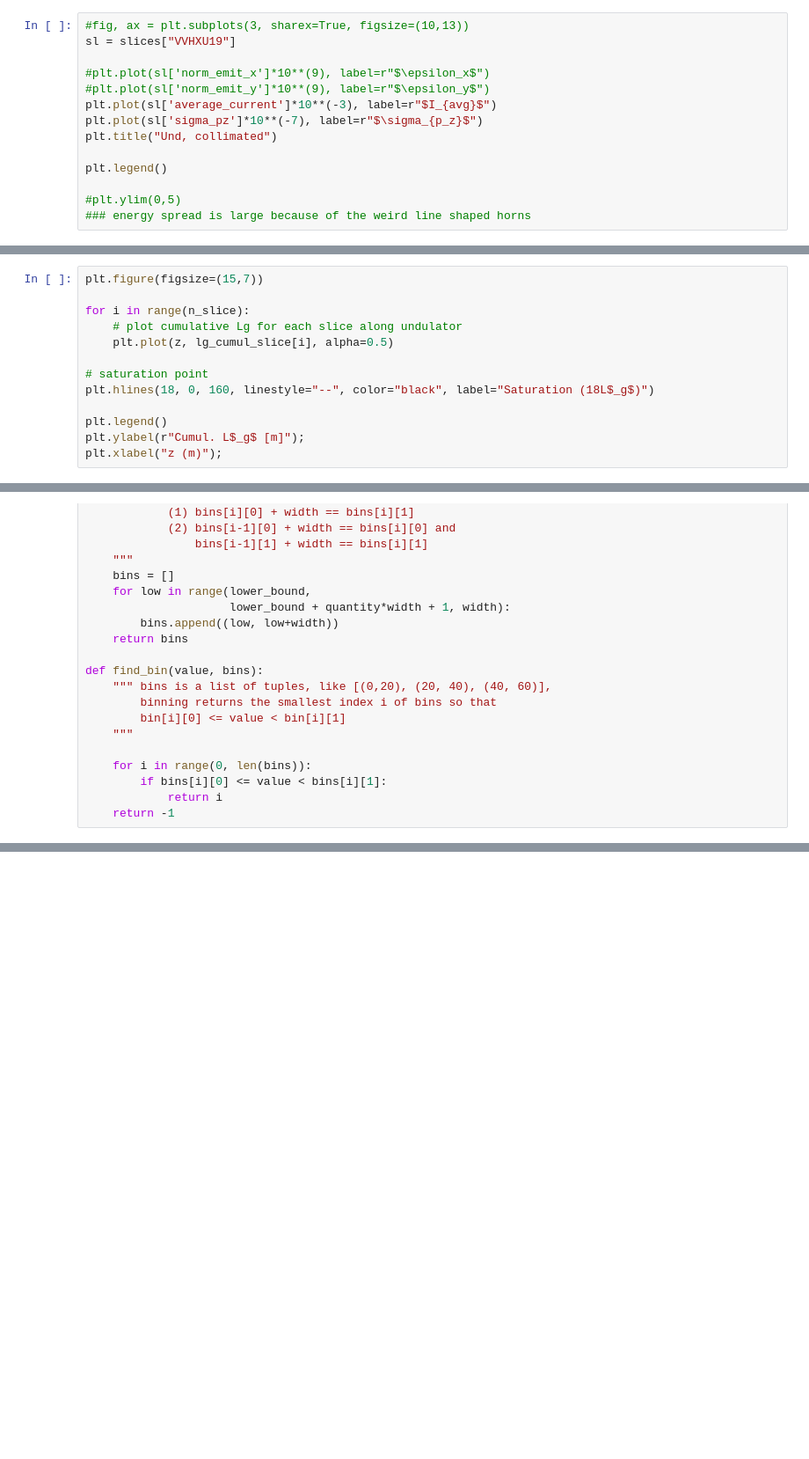
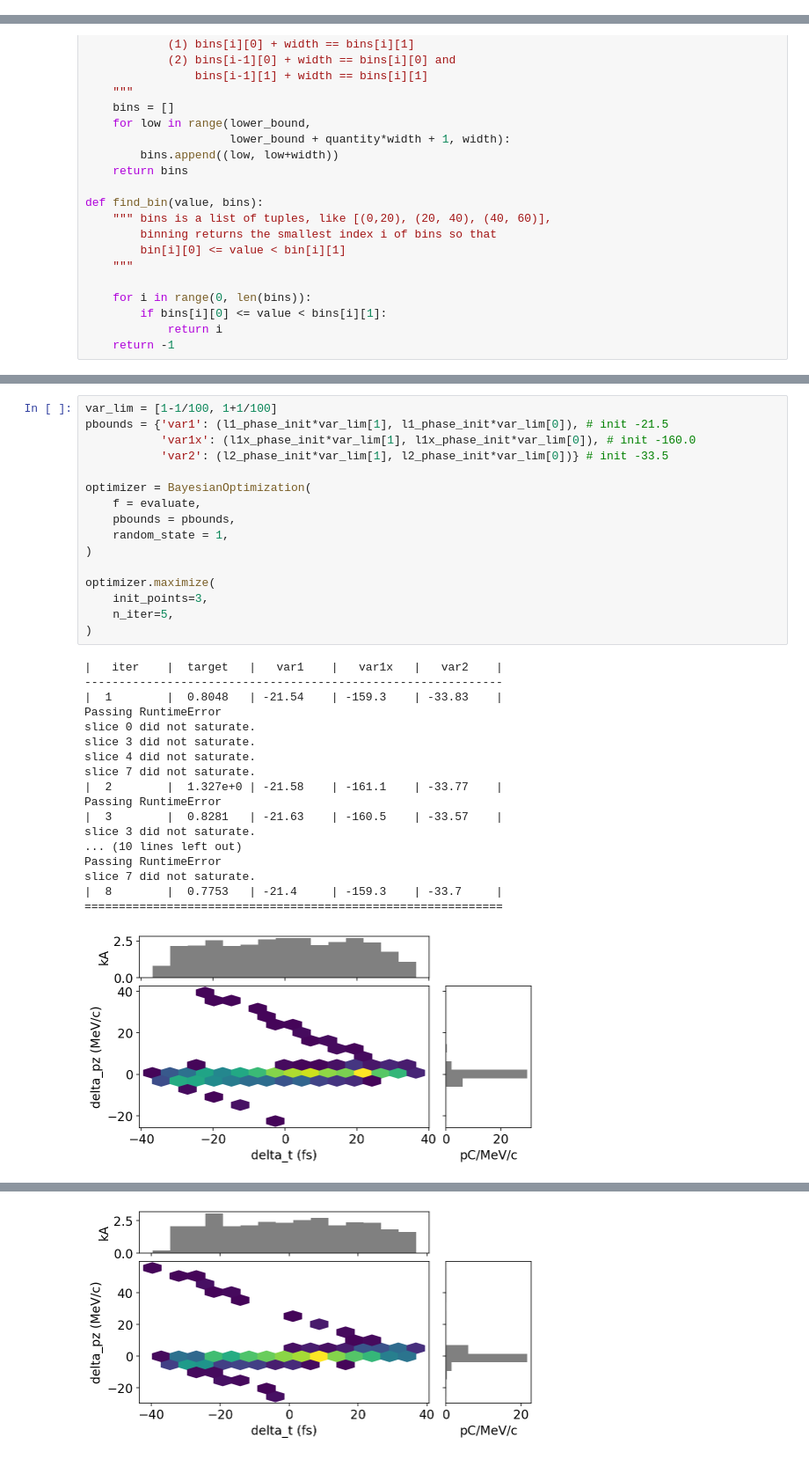
Before and after one commit to pluflou/FEL_Tuning, a Jupyter notebook: lcls_mx_optimizer.ipynb, the cells around one changed output, grey strips where cells are left out. Shown at 88% size. Saved outputs shown, nothing was run; the diff lists cells and outputs as text; blank space fills up the shorter version.

```diff
--- a/lcls_mx_optimizer.ipynb
+++ b/lcls_mx_optimizer.ipynb
@@ -121,14 +89,0 @@ for i,marker in enumerate(markers):
-# %%
-#fig, ax = plt.subplots(3, sharex=True, figsize=(10,13))
-sl = slices["VVHXU19"]
-
-#plt.plot(sl['norm_emit_x']*10**(9), label=r"$\epsilon_x$")
-#plt.plot(sl['norm_emit_y']*10**(9), label=r"$\epsilon_y$")
-plt.plot(sl['average_current']*10**(-3), label=r"$I_{avg}$")
-plt.plot(sl['sigma_pz']*10**(-7), label=r"$\sigma_{p_z}$")
-plt.title("Und, collimated")
-
-plt.legend()
-
-#plt.ylim(0,5)
-### energy spread is large because of the weird line shaped horns
@@ -236,13 +89,0 @@ for j in range(n_slice):
-# %%
-plt.figure(figsize=(15,7))
-
-for i in range(n_slice):
-    # plot cumulative Lg for each slice along undulator
-    plt.plot(z, lg_cumul_slice[i], alpha=0.5)
-
-# saturation point
-plt.hlines(18, 0, 160, linestyle="--", color="black", label="Saturation (18L$_g$)")
-
-plt.legend()
-plt.ylabel(r"Cumul. L$_g$ [m]");
-plt.xlabel("z (m)");
@@ -423,0 +408,35 @@ np.sum(binned_psat)
+# %%
+var_lim = [1-1/100, 1+1/100]
+pbounds = {'var1': (l1_phase_init*var_lim[1], l1_phase_init*var_lim[0]), # init -21.5
+           'var1x': (l1x_phase_init*var_lim[1], l1x_phase_init*var_lim[0]), # init -160.0
+           'var2': (l2_phase_init*var_lim[1], l2_phase_init*var_lim[0])} # init -33.5
+
+optimizer = BayesianOptimization(
+    f = evaluate,
+    pbounds = pbounds,
+    random_state = 1,
+)
+
+optimizer.maximize(
+    init_points=3,
+    n_iter=5,
+)
+# %% [output]
+|   iter    |  target   |   var1    |   var1x   |   var2    |
+-------------------------------------------------------------
+|  1        |  0.8048   | -21.54    | -159.3    | -33.83    |
+Passing RuntimeError
+slice 0 did not saturate.
+slice 3 did not saturate.
+slice 4 did not saturate.
+slice 7 did not saturate.
+|  2        |  1.327e+0 | -21.58    | -161.1    | -33.77    |
+Passing RuntimeError
+|  3        |  0.8281   | -21.63    | -160.5    | -33.57    |
+slice 3 did not saturate.
+... (10 lines left out)
+Passing RuntimeError
+slice 7 did not saturate.
+|  8        |  0.7753   | -21.4     | -159.3    | -33.7     |
+=============================================================
+[figure, added]
@@ -423,0 +444 @@ np.sum(binned_psat)
+[figure, added]
```
Also changed, not shown: parts of 39 cells of this notebook, 1 other file.
